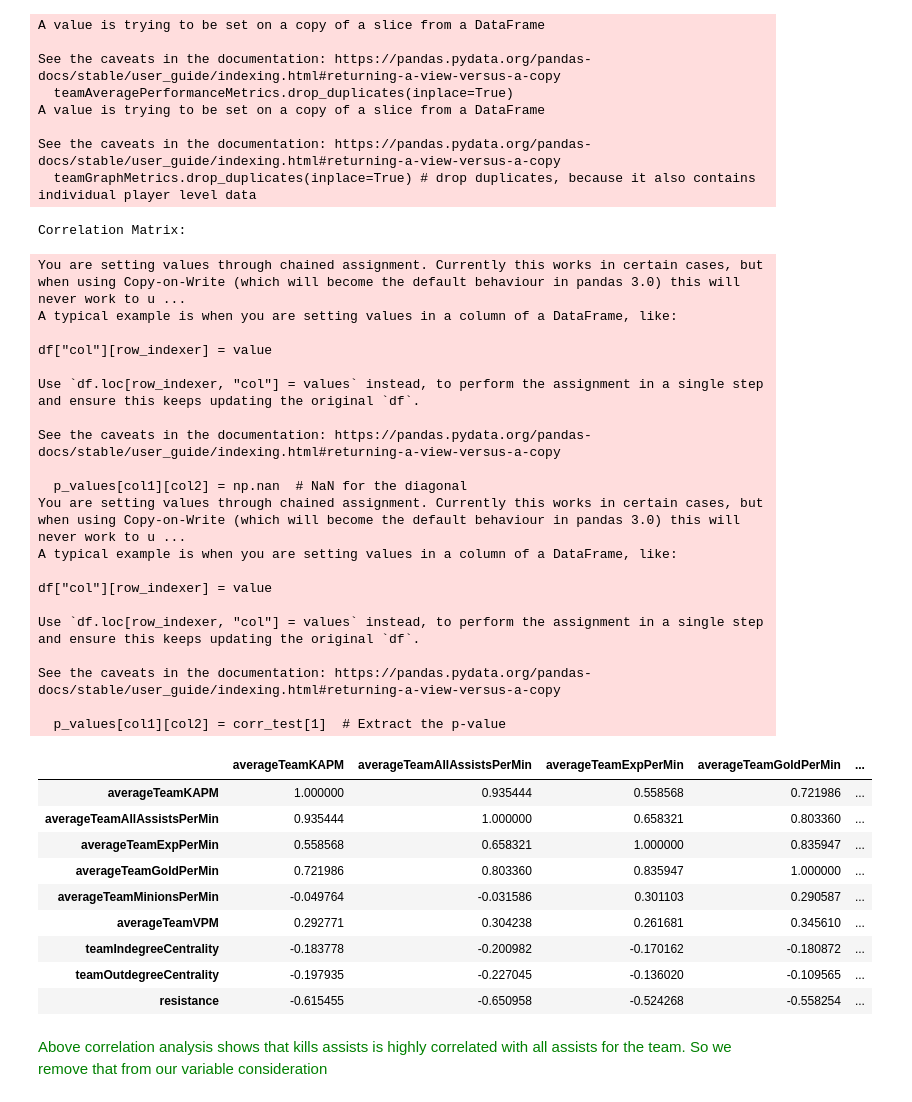
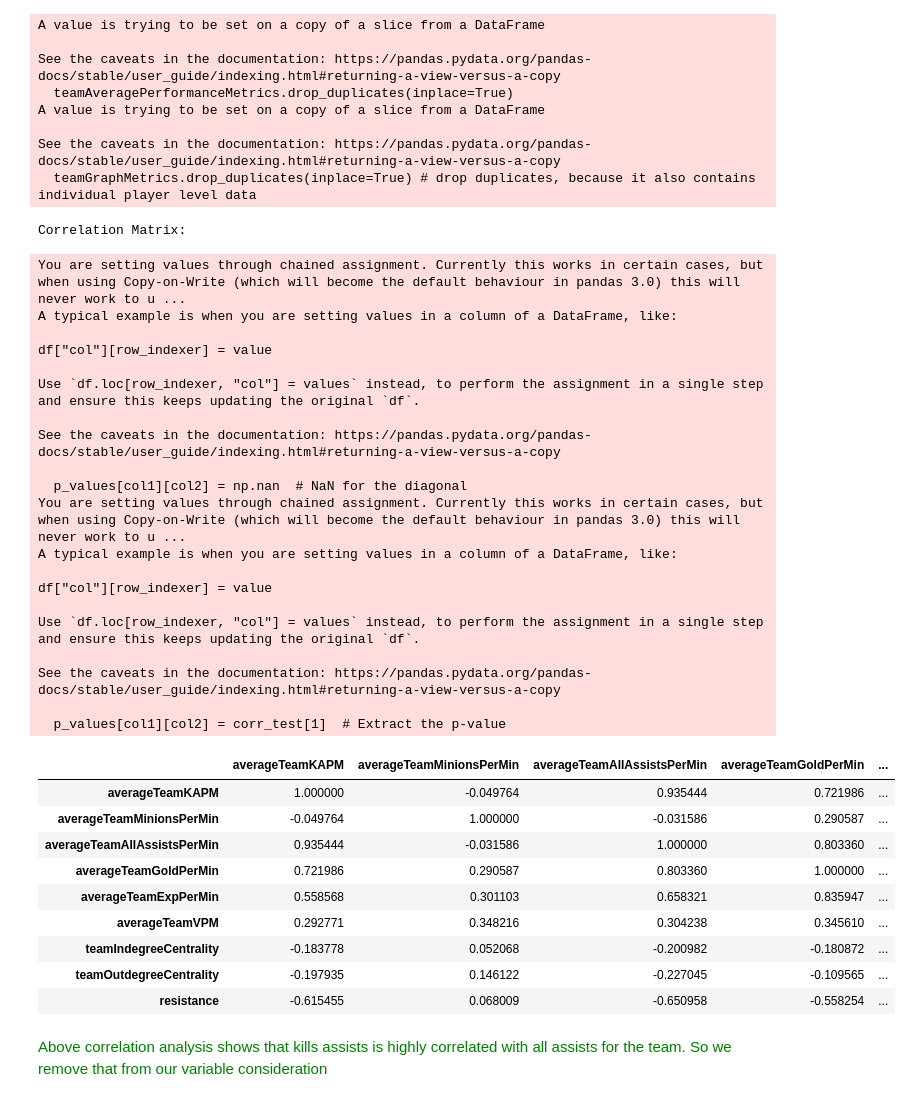
Before and after one commit to TDI-Lab/Collective-Intelligence-LoL, a Jupyter notebook: notebooks/teamPerformanceFactorsAnalysis.ipynb, the cells around one changed output. Drawn from its saved outputs; the diff is of its cells as text; code cells hidden in the pictures.

```diff
--- a/notebooks/teamPerformanceFactorsAnalysis.ipynb
+++ b/notebooks/teamPerformanceFactorsAnalysis.ipynb
@@ -106,8 +106,8 @@ from statsmodels.stats.outliers_influence import variance_inflation_factor
 
 # using original set of metrics before, we had share of the match
 teamPerformance_features = teamFeatures_df[[
-    'averageTeamKAPM', 'averageTeamAllAssistsPerMin', 'averageTeamExpPerMin',
-    'averageTeamGoldPerMin', 'averageTeamMinionsPerMin', 'averageTeamVPM',
+    'averageTeamKAPM', 'averageTeamMinionsPerMin', 'averageTeamAllAssistsPerMin',
+    'averageTeamGoldPerMin', 'averageTeamExpPerMin', 'averageTeamVPM',
     'teamIndegreeCentrality', 'teamOutdegreeCentrality', 'resistance'
 ]]
 
@@ -128,43 +128,43 @@ for col1 in teamPerformance_features.columns:
             corr_test = correlation_test(teamPerformance_features[col1], teamPerformance_features[col2])
             p_values[col1][col2] = corr_test[1]  # Extract the p-value
 
 # print(p_values)
 
 print("Correlation Matrix:")
 
 correlation_matrix
 # %% [output]
 Correlation Matrix:
 You are setting values through chained assignment. Currently this works in certain cases, but when using Copy-on-Write (which will become the default behaviour in pandas 3.0) this will never work to u ...
 A typical example is when you are setting values in a column of a DataFrame, like:
 
 df["col"][row_indexer] = value
 
 Use `df.loc[row_indexer, "col"] = values` instead, to perform the assignment in a single step and ensure this keeps updating the original `df`.
 
 See the caveats in the documentation: https://pandas.pydata.org/pandas-docs/stable/user_guide/indexing.html#returning-a-view-versus-a-copy
 
   p_values[col1][col2] = np.nan  # NaN for the diagonal
 You are setting values through chained assignment. Currently this works in certain cases, but when using Copy-on-Write (which will become the default behaviour in pandas 3.0) this will never work to u ...
 A typical example is when you are setting values in a column of a DataFrame, like:
 
 df["col"][row_indexer] = value
 
 Use `df.loc[row_indexer, "col"] = values` instead, to perform the assignment in a single step and ensure this keeps updating the original `df`.
 
 See the caveats in the documentation: https://pandas.pydata.org/pandas-docs/stable/user_guide/indexing.html#returning-a-view-versus-a-copy
 
   p_values[col1][col2] = corr_test[1]  # Extract the p-value
-|  | averageTeamKAPM | averageTeamAllAssistsPerMin | averageTeamExpPerMin | averageTeamGoldPerMin | ... |
-| averageTeamKAPM | 1.000000 | 0.935444 | 0.558568 | 0.721986 | ... |
-| averageTeamAllAssistsPerMin | 0.935444 | 1.000000 | 0.658321 | 0.803360 | ... |
-| averageTeamExpPerMin | 0.558568 | 0.658321 | 1.000000 | 0.835947 | ... |
-| averageTeamGoldPerMin | 0.721986 | 0.803360 | 0.835947 | 1.000000 | ... |
-| averageTeamMinionsPerMin | -0.049764 | -0.031586 | 0.301103 | 0.290587 | ... |
-| averageTeamVPM | 0.292771 | 0.304238 | 0.261681 | 0.345610 | ... |
-| teamIndegreeCentrality | -0.183778 | -0.200982 | -0.170162 | -0.180872 | ... |
-| teamOutdegreeCentrality | -0.197935 | -0.227045 | -0.136020 | -0.109565 | ... |
-| resistance | -0.615455 | -0.650958 | -0.524268 | -0.558254 | ... |
+|  | averageTeamKAPM | averageTeamMinionsPerMin | averageTeamAllAssistsPerMin | averageTeamGoldPerMin | ... |
+| averageTeamKAPM | 1.000000 | -0.049764 | 0.935444 | 0.721986 | ... |
+| averageTeamMinionsPerMin | -0.049764 | 1.000000 | -0.031586 | 0.290587 | ... |
+| averageTeamAllAssistsPerMin | 0.935444 | -0.031586 | 1.000000 | 0.803360 | ... |
+| averageTeamGoldPerMin | 0.721986 | 0.290587 | 0.803360 | 1.000000 | ... |
+| averageTeamExpPerMin | 0.558568 | 0.301103 | 0.658321 | 0.835947 | ... |
+| averageTeamVPM | 0.292771 | 0.348216 | 0.304238 | 0.345610 | ... |
+| teamIndegreeCentrality | -0.183778 | 0.052068 | -0.200982 | -0.180872 | ... |
+| teamOutdegreeCentrality | -0.197935 | 0.146122 | -0.227045 | -0.109565 | ... |
+| resistance | -0.615455 | 0.068009 | -0.650958 | -0.558254 | ... |
 # %% [markdown]
 <span style="color: green;"> Above correlation analysis shows that kills assists is highly correlated with all assists for the team. So we remove that from our variable consideration </span>
 # %%
```
Also changed, not shown: parts of 36 cells of this notebook, 2 other files.
